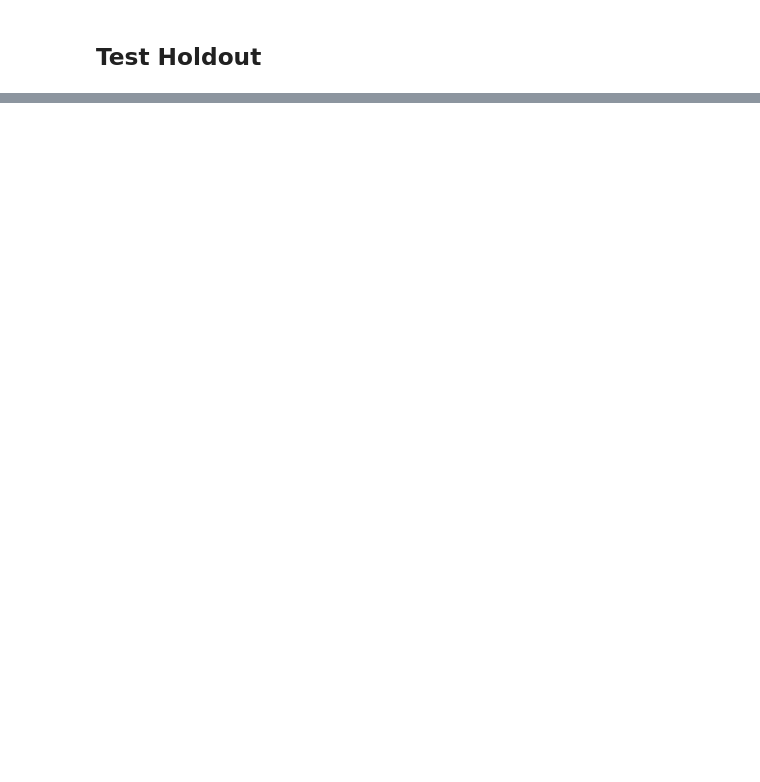
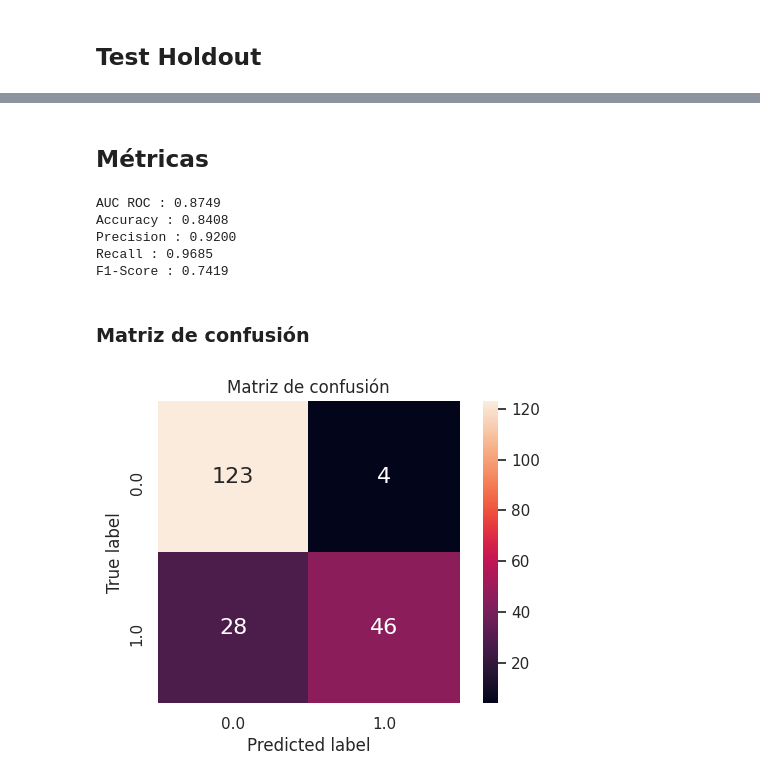
Before and after one commit to JuanOpizzi/Datos-2020-2c, a Jupyter notebook: TP2/svc.ipynb, the cells around one changed output, grey strips where cells are left out. Drawn from its saved outputs; the diff is of its cells as text; code cells hidden in the pictures; blank space fills up the shorter version.

Commit message:
Se aplica stratify en 2 preprocesados de SVC

```diff
--- a/TP2/svc.ipynb
+++ b/TP2/svc.ipynb
@@ -196,0 +144,18 @@ df_resultado.to_csv('prediccion/SVC_resultado_final.csv')
+# %%
+columnas_2 = ['tipo_de_sala_4d', 'tipo_de_sala_normal', 'tipo_de_sala_nan', 'id_usuario', 'genero_mujer', 'genero_nan',
+              'edad',
+              'nombre_sede_fiumark_palermo', 'nombre_sede_fiumark_quilmes', 'nombre_sede_nan']
+# %%
+def preprocesado_2(dataset, columnas):
+    df = eliminar_features_que_no_aportan_info(dataset, True)
+    df = eliminar_feature(df,'amigos')
+    df = eliminar_feature(df,'parientes')
+    df = eliminar_feature(df,'precio_ticket')
+    df = replace_nulls_column(df, 'edad', 'media')
+    df = encodear_atributos_categoricos(df)
+    df = normalizar_atributos_numericos(df)
+    df = df.reindex(columns = columnas)
+    return df
+# %%
+df_2 = preprocesado_2(dataset, columnas_2+volver)
+df_2.head()
@@ -196,0 +175,16 @@ df_resultado.to_csv('prediccion/SVC_resultado_final.csv')
+# %%
+X_2, y_2 = split_dataset_X_y(df_2, columnas_2)
+
+model_vector = SVC(probability = True)
+
+best_params_2, X_train_2, X_test_2, y_train_2, y_test_2 = fit_model_random_grid_search (X_2, y_2, model_vector,
+                                                                                        params)
+
+super_vector_2 = SVC(probability=True,
+                   C = best_params_2['C'],
+                   kernel = best_params_2['kernel'],
+                   gamma = best_params_2['gamma'],
+                   degree = best_params_2['degree'],
+                   )
+
+super_vector_2 = apply_stratified_k_fold(X_2, y_2, super_vector_2)
@@ -196,0 +204,16 @@ df_resultado.to_csv('prediccion/SVC_resultado_final.csv')
+# %% [markdown]
+## Métricas
+# %%
+scores_2 = get_scores(super_vector_2, X_test_2, y_test_2)
+# %% [output]
+AUC ROC : 0.8749
+Accuracy : 0.8408
+Precision : 0.9200
+Recall : 0.9685
+F1-Score : 0.7419
+# %% [markdown]
+### Matriz de confusión
+# %%
+plot_confusion_matrix(y_test_2, super_vector_2.predict(X_test_2))
+# %% [output]
+[figure, added]
```
Also changed, not shown: parts of 42 cells of this notebook, 1 other file.
